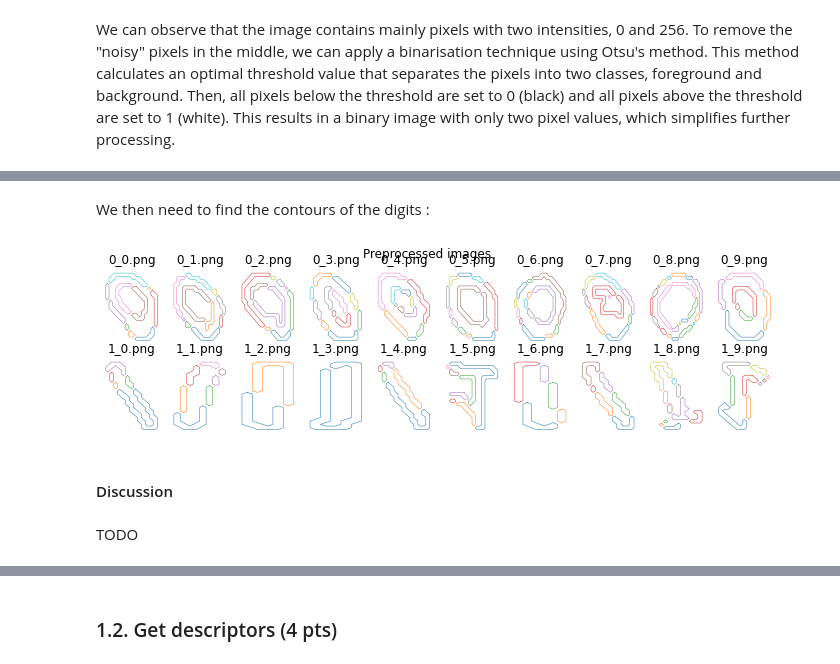
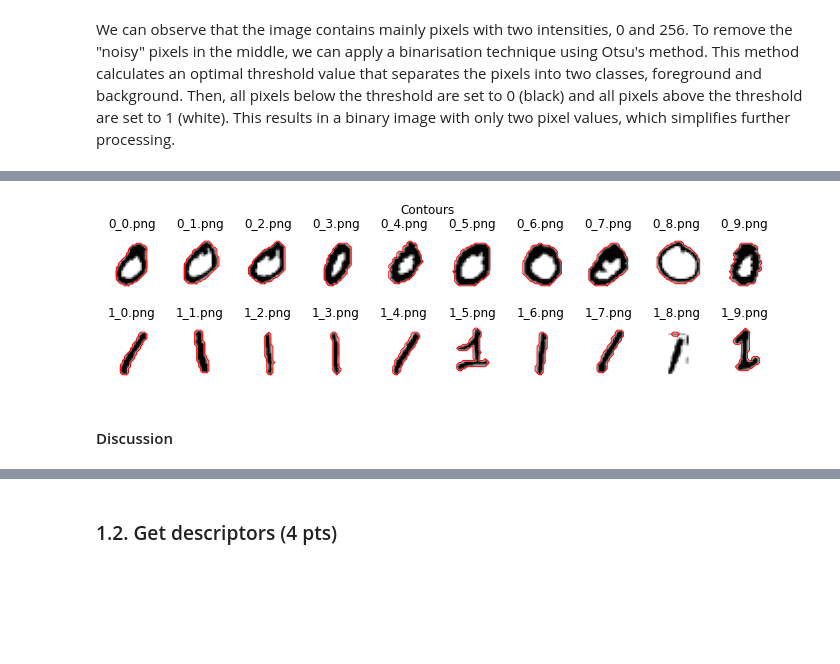
Before and after one commit to rinoago/iapr, a Jupyter notebook: labs/lab_02_object_description.ipynb, the cells around one changed output, grey strips where cells are left out. Saved outputs shown, nothing was run; the diff lists cells and outputs as text; code cells hidden in the pictures; blank space fills up the shorter version.

Commit message:
Fin contour

```diff
--- a/labs/lab_02_object_description.ipynb
+++ b/labs/lab_02_object_description.ipynb
@@ -179,2 +177,0 @@ plt.show()
-# %% [markdown]
-We then need to find the contours of the digits :
@@ -205,24 +210,28 @@ def contours(zeros, ones):
 # %%
-contour0, contour1 = contours(zeros, ones)
+zero_cont=contours(zeros)
+ones_cont=contours(ones)
 
-fig, axes = plt.subplots(2, len(zeros), figsize=(12, 3))
-for ax, im, nm in zip(axes[0], contour0, zeros_names):
-    for c in im:
-        ax.plot(c[:, 1], c[:, 0], linewidth=0.5)
+fig, axes = plt.subplots(2, len(zeros_im), figsize=(12, 3))
+
+for ax, cont, nm, orig in zip(axes[0], zero_cont, zeros_names, zeros_im):
+    # invert the colormap to make the form white
+    ax.imshow(orig, cmap='gray_r')
+    # plot the contour in red
+    ax.plot(cont[:,1],cont[:,0], c='red', linewidth=1)
     ax.axis('off')
     ax.set_title(nm)
 
-for ax, im, nm in zip(axes[1], contour1, ones_names):
-    for c in im:
-        ax.plot(c[:, 1], c[:, 0], linewidth=0.5)
+for ax, cont, nm, orig in zip(axes[1], ones_cont, ones_names, ones_im):
+    # invert the colormap to make the form white
+    ax.imshow(orig, cmap='gray_r')
+    # plot the contour in red
+    ax.plot(cont[:,1],cont[:,0], c='red', linewidth=1)
     ax.axis('off')
     ax.set_title(nm)
 
-fig.suptitle("Preprocessed images")
+fig.suptitle("Contours")
 plt.show()
 # %% [output]
-[figure, old version]
+[figure, new version]
 # %% [markdown]
 #### Discussion
-# %% [markdown]
-TODO
```
Also changed, not shown: parts of 9 cells of this notebook.
